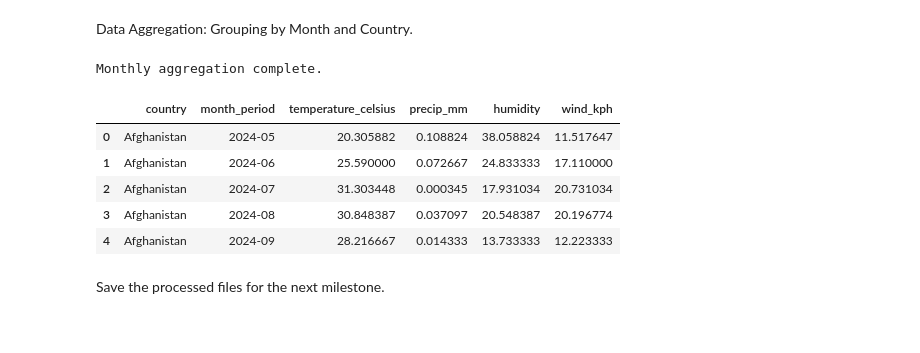
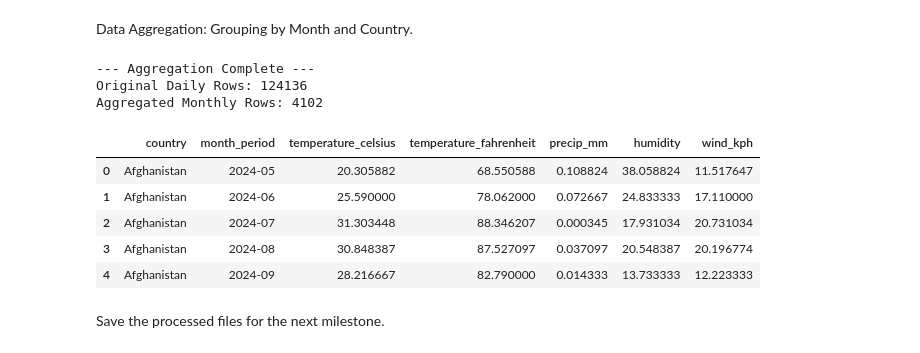
Before and after one commit to AjayBora002/Springboard_Milestone-1, a Jupyter notebook: milestone1.ipynb, the cells around one changed output. Saved outputs shown, nothing was run; the diff lists cells and outputs as text; code cells hidden in the pictures.

Commit message:
Added unit conversion, normalization, and improved visualizations

```diff
--- a/milestone1.ipynb
+++ b/milestone1.ipynb
@@ -183,3 +208,21 @@ if 'last_updated' in df_clean.columns:
 Removed 0 duplicate rows.
 Rows after dropping nulls: 124136
 Converted 'last_updated' to datetime.
+# %%
+# --- TASK: CONVERT UNITS AND NORMALIZE VALUES ---
+
+# 1. Convert Units: Wind speed from km/h to m/s
+# Formula: kph * (1000 meters / 3600 seconds)
+df_clean['wind_mps'] = df_clean['wind_kph'] * (1000 / 3600)
+print("Converted 'wind_kph' to 'wind_mps' (meters per second).")
+
+# 2. Normalize Values: Min-Max scaling for Temperature
+# Formula: (value - min) / (max - min)
+temp_min = df_clean['temperature_celsius'].min()
+temp_max = df_clean['temperature_celsius'].max()
+
+df_clean['temp_normalized'] = (df_clean['temperature_celsius'] - temp_min) / (temp_max - temp_min)
+print("Normalized 'temperature_celsius' to a 0.0 - 1.0 scale.")
+
+# Display the new columns to verify
+display(df_clean[['temperature_celsius', 'temp_normalized', 'wind_kph', 'wind_mps']].head())
@@ -186,27 +238,33 @@ Converted 'last_updated' to datetime.
 # %% [markdown]
 Data Aggregation: Grouping by Month and Country.
 # %%
-# Create a 'Month' column for aggregation
+# --- 4. Aggregation (Task: Daily to Monthly Averages) ---
+# Create a 'month' column to group by
 df_clean['month_period'] = df_clean['last_updated'].dt.to_period('M')
 
-# Aggregate specific columns
+# Group by Country and Month, then calculate the mean (average)
 monthly_summary = df_clean.groupby(['country', 'month_period'])[[
     'temperature_celsius',
+    'temperature_fahrenheit',  # Include our new converted unit
     'precip_mm',
     'humidity',
     'wind_kph'
 ]].mean().reset_index()
 
-print("Monthly aggregation complete.")
+print("\n--- Aggregation Complete ---")
+print(f"Original Daily Rows: {len(df_clean)}")
+print(f"Aggregated Monthly Rows: {len(monthly_summary)}")
 display(monthly_summary.head())
 # %% [output]
-Monthly aggregation complete.
+--- Aggregation Complete ---
+Original Daily Rows: 124136
+Aggregated Monthly Rows: 4102
-|  | country | month_period | temperature_celsius | precip_mm | humidity | wind_kph |
-| 0 | Afghanistan | 2024-05 | 20.305882 | 0.108824 | 38.058824 | 11.517647 |
-| 1 | Afghanistan | 2024-06 | 25.590000 | 0.072667 | 24.833333 | 17.110000 |
-| 2 | Afghanistan | 2024-07 | 31.303448 | 0.000345 | 17.931034 | 20.731034 |
-| 3 | Afghanistan | 2024-08 | 30.848387 | 0.037097 | 20.548387 | 20.196774 |
-| 4 | Afghanistan | 2024-09 | 28.216667 | 0.014333 | 13.733333 | 12.223333 |
+|  | country | month_period | temperature_celsius | temperature_fahrenheit | precip_mm | humidity | wind_kph |
+| 0 | Afghanistan | 2024-05 | 20.305882 | 68.550588 | 0.108824 | 38.058824 | 11.517647 |
+| 1 | Afghanistan | 2024-06 | 25.590000 | 78.062000 | 0.072667 | 24.833333 | 17.110000 |
+| 2 | Afghanistan | 2024-07 | 31.303448 | 88.346207 | 0.000345 | 17.931034 | 20.731034 |
+| 3 | Afghanistan | 2024-08 | 30.848387 | 87.527097 | 0.037097 | 20.548387 | 20.196774 |
+| 4 | Afghanistan | 2024-09 | 28.216667 | 82.790000 | 0.014333 | 13.733333 | 12.223333 |
 # %% [markdown]
 Save the processed files for the next milestone.
 # %%
```
Also changed, not shown: parts of 6 cells of this notebook.
